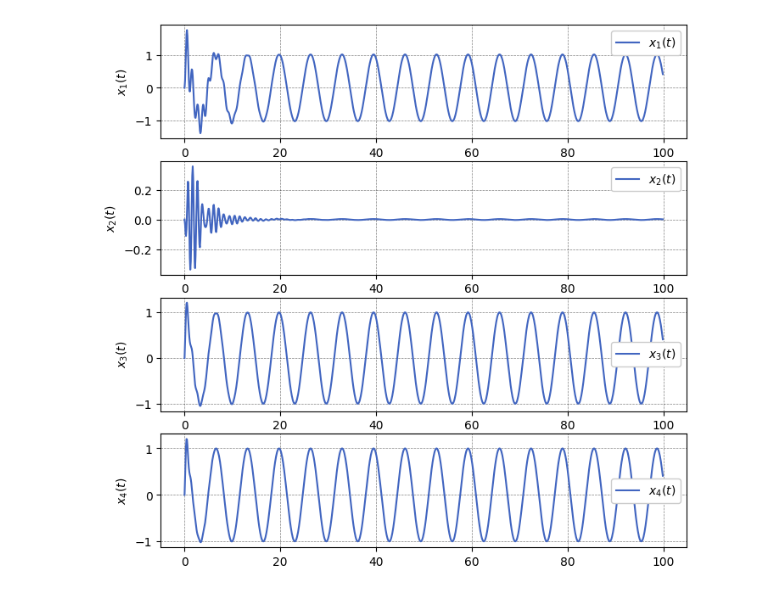
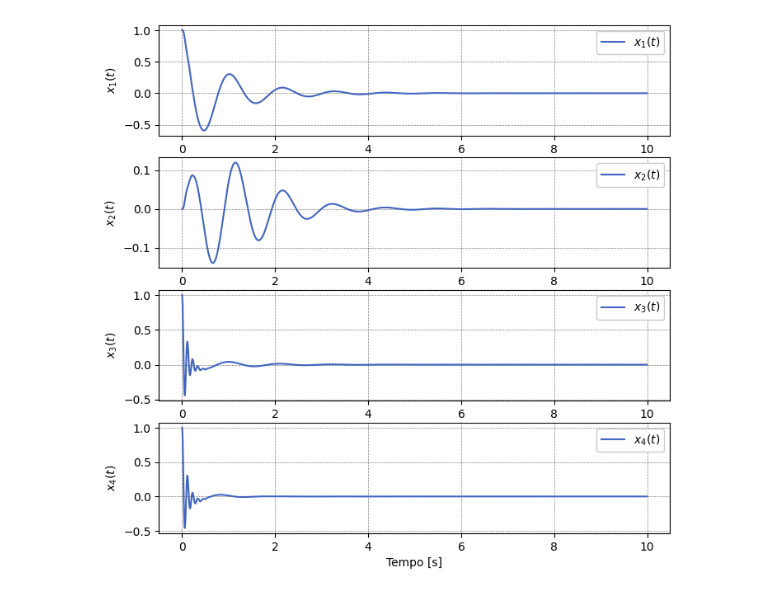
Before and after one commit to miguellrodrigues/dinamica_veicular, a Jupyter notebook: half_car/sim.ipynb, the cells around one changed output. Drawn from its saved outputs; the diff is of its cells as text; code cells hidden in the pictures.

```diff
--- a/half_car/sim.ipynb
+++ b/half_car/sim.ipynb
@@ -128,23 +63,24 @@ _____Eigenvalue______ Damping___ Frequency_
 # %%
-sampling_period = 1e-1
+sampling_period = 1e-2
 samples = 1000
 
 t = np.arange(0, samples*sampling_period, sampling_period)
 
 U = np.zeros((N, t.shape[0]))
 
-wf = 6/(2*np.pi)
+X0 = np.array([1, 0, 1, 1, 0, 0, 0, 0])
 
-U[2, :] = kd*np.cos(wf*t - np.arctan2( (2*zeta[2]*wn[2]*wf), (wn[2]**2 - wf**2) ))
-U[3, :] = kt*np.cos(wf*t - np.arctan2( (2*zeta[3]*wn[3]*wf), (wn[3]**2 - wf**2) ))
+t, y = ct.forced_response(sys, t, U, X0=X0)
+fig, ax = plt.subplots(N, 1, figsize=(8, 8))
 
-t, y = ct.forced_response(sys, t, U,)
-
-fig, ax = plt.subplots(N, 1, figsize=(8, 8))
+sims.append(y)
 
 for i in range(N):
     ax[i].plot(t, y[i, :], label=f'$x_{i+1}(t)$')
     ax[i].set_ylabel(f'$x_{i+1}(t)$')
     ax[i].legend()
+
+plt.xlabel('Tempo [s]')
+plt.savefig('half_car_olc.png', dpi=300, bbox_inches='tight')
 # %% [output]
-[figure, old version]
+[figure, new version]
```
Also changed, not shown: parts of 5 cells of this notebook, 9 other files.
